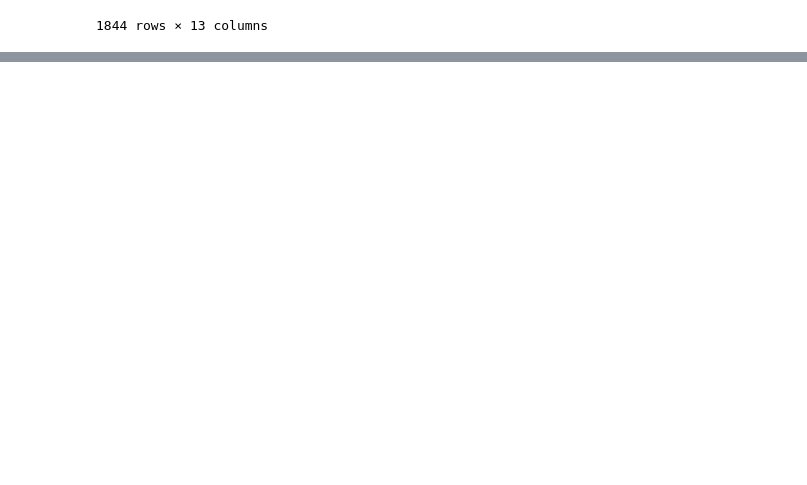
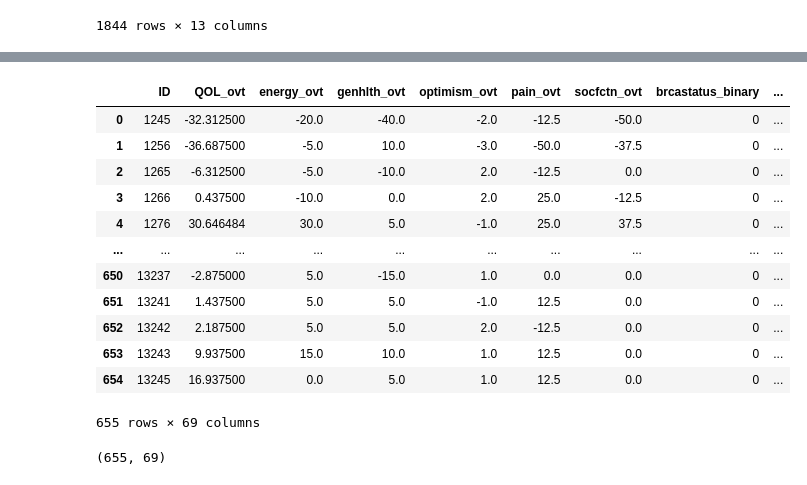
Before and after one commit to pndang/Project_WHEL, a Jupyter notebook: exploratory_analysis_2.ipynb, the cells around one changed output, grey strips where cells are left out. Cells and saved outputs as stored; diff of their text form; code cells hidden in the pictures; blank space fills up the shorter version.

```diff
--- a/exploratory_analysis_2.ipynb
+++ b/exploratory_analysis_2.ipynb
@@ -185,0 +214,23 @@ ovrt
+# %%
+# Merging two datasets containing changes over time data
+
+ovrt = ovrt_phu.merge(right=ovrt_leena, how='inner', on='ID')
+ovrt
+# %% [output]
+|  | ID | QOL_ovt | energy_ovt | genhlth_ovt | optimism_ovt | pain_ovt | socfctn_ovt | brcastatus_binary | ... |
+| 0 | 1245 | -32.312500 | -20.0 | -40.0 | -2.0 | -12.5 | -50.0 | 0 | ... |
+| 1 | 1256 | -36.687500 | -5.0 | 10.0 | -3.0 | -50.0 | -37.5 | 0 | ... |
+| 2 | 1265 | -6.312500 | -5.0 | -10.0 | 2.0 | -12.5 | 0.0 | 0 | ... |
+| 3 | 1266 | 0.437500 | -10.0 | 0.0 | 2.0 | 25.0 | -12.5 | 0 | ... |
+| 4 | 1276 | 30.646484 | 30.0 | 5.0 | -1.0 | 25.0 | 37.5 | 0 | ... |
+| ... | ... | ... | ... | ... | ... | ... | ... | ... | ... |
+| 650 | 13237 | -2.875000 | 5.0 | -15.0 | 1.0 | 0.0 | 0.0 | 0 | ... |
+| 651 | 13241 | 1.437500 | 5.0 | 5.0 | -1.0 | 12.5 | 0.0 | 0 | ... |
+| 652 | 13242 | 2.187500 | 5.0 | 5.0 | 2.0 | -12.5 | 0.0 | 0 | ... |
+| 653 | 13243 | 9.937500 | 15.0 | 10.0 | 1.0 | 12.5 | 0.0 | 0 | ... |
+| 654 | 13245 | 16.937500 | 0.0 | 5.0 | 1.0 | 12.5 | 0.0 | 0 | ... |
+655 rows × 69 columns
+# %%
+ovrt.shape
+# %% [output]
+(655, 69)
```
Also changed, not shown: parts of 9 cells of this notebook.
